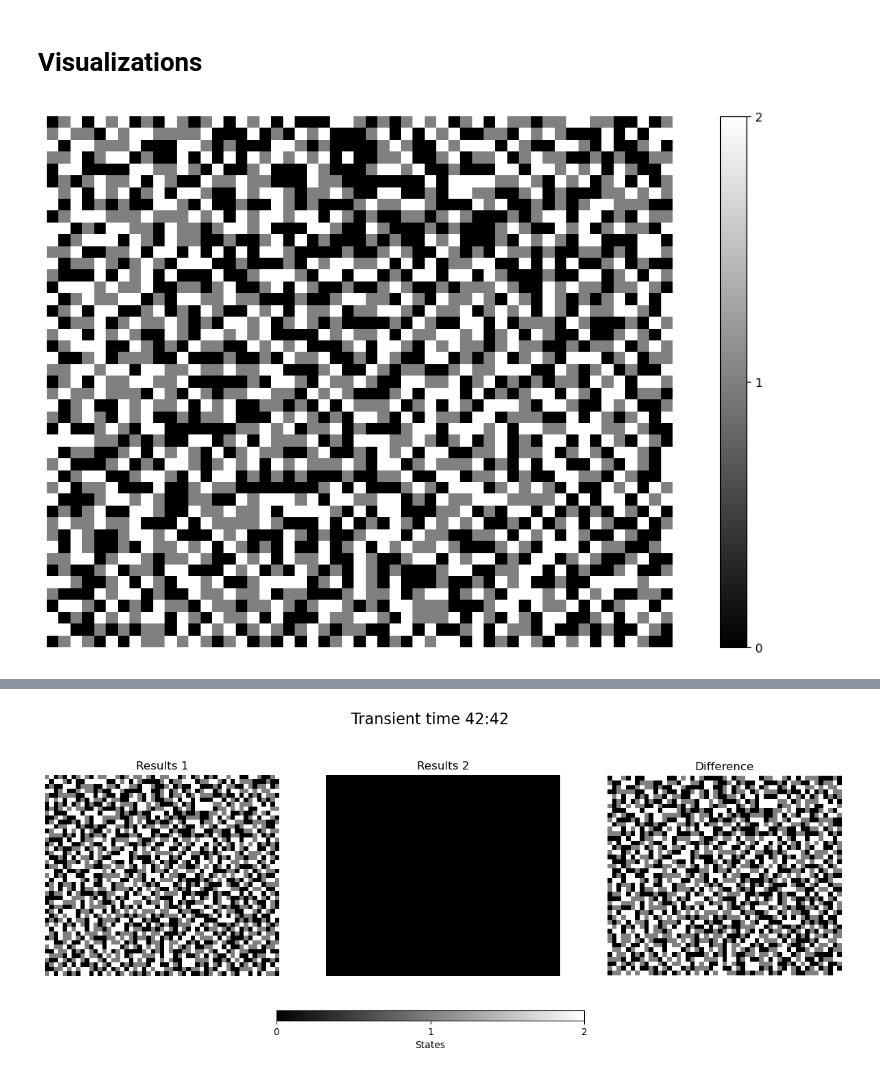
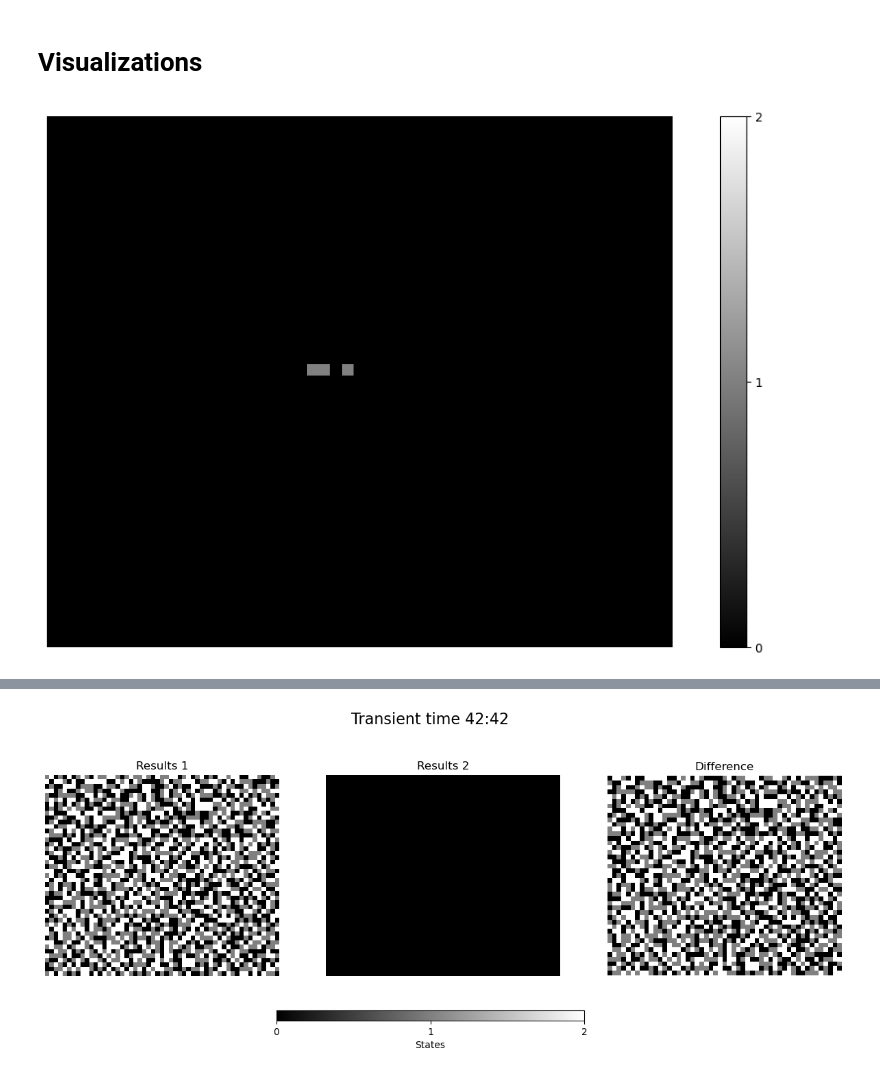
Before and after one commit to SunAndClouds/ComplexSystems, a Jupyter notebook: Lab2.ipynb, the cells around one changed output, grey strips where cells are left out. Drawn from its saved outputs; the diff is of its cells as text; code cells hidden in the pictures.

```diff
--- a/Lab2.ipynb
+++ b/Lab2.ipynb
@@ -244,9 +244,9 @@ At transient time t=14, the system reached a periodic state with periodicity=3.
 # %% [markdown]
 # Visualizations
 # %%
-plt.imshow(results1[13][1:-1,1:-1], vmin=0, vmax=refractor)
+plt.imshow(results1[-1][1:-1,1:-1] - results2[-1][1:-1,1:-1], vmin=0, vmax=refractor)
 plt.colorbar(ticks=[rest] + excited_spectrum + [refractor])
 plt.axis("off")
 plt.show()
 # %% [output]
-[figure, old version]
+[figure, new version]
```
Also changed, not shown: parts of 1 cell of this notebook.
